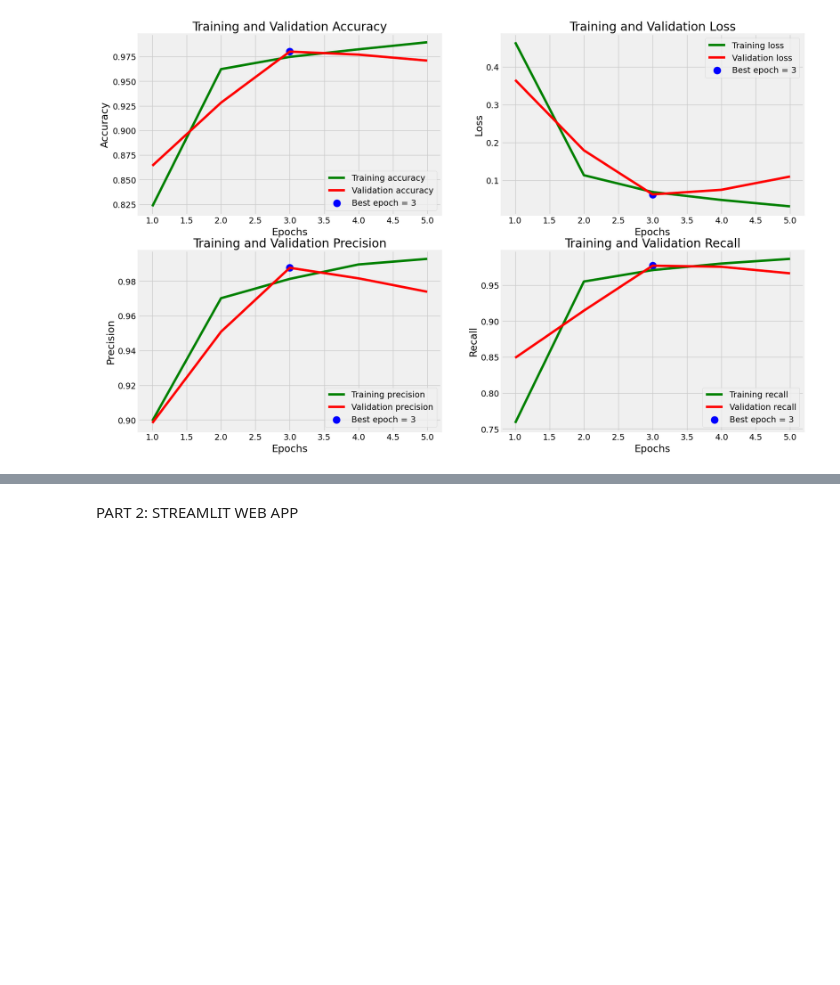
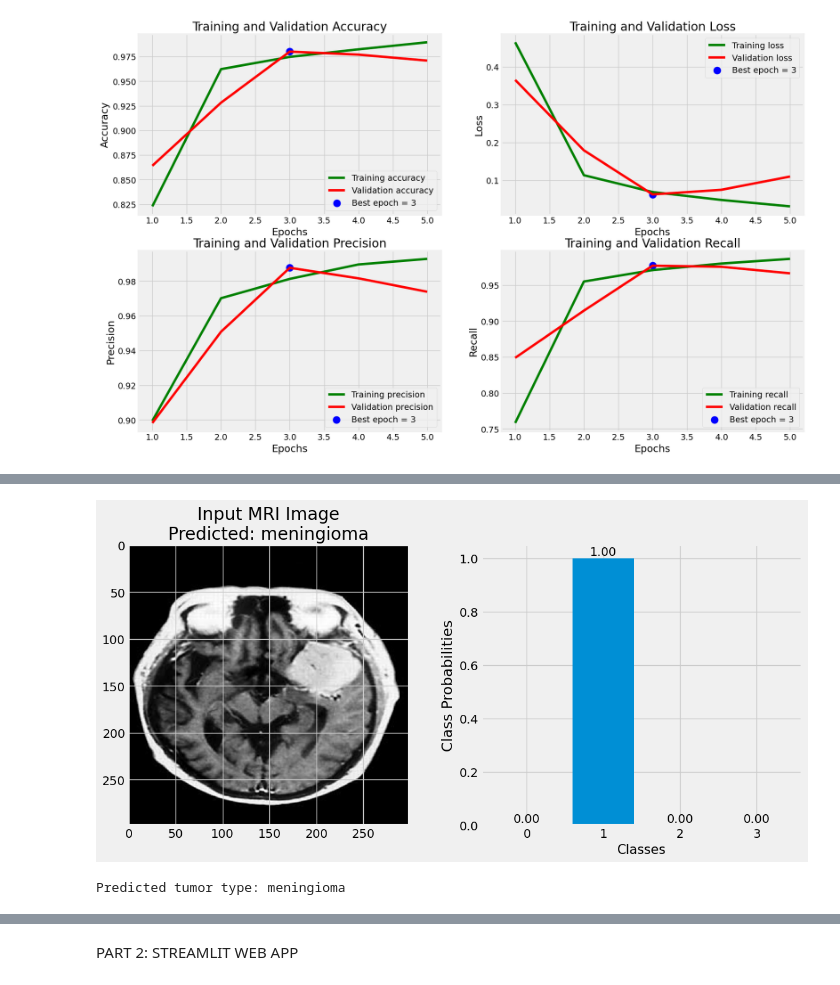
Before and after one commit to Jadalriyabi/Brain-Tumor-Classification-with-Neural-Networks, a Jupyter notebook: BrainTumorMLProject.ipynb, the cells around one changed output, grey strips where cells are left out. Cells and saved outputs as stored; diff of their text form; code cells hidden in the pictures; blank space fills up the shorter version.

```diff
--- a/BrainTumorMLProject.ipynb
+++ b/BrainTumorMLProject.ipynb
@@ -355,2 +379,3 @@ predict('/content/Testing/notumor/Te-meTr_0000.jpg')
 # %%
-predict('/content/Testing/meningioma/Te-meTr_0005.jpg')
+predict('Testing/meningioma/Te-meTr_0005.jpg')
+# %% [output]
@@ -357 +383,3 @@ predict('/content/Testing/meningioma/Te-meTr_0005.jpg')
+[figure, added]
+Predicted tumor type: meningioma
 # %%
```
Also changed, not shown: parts of 17 cells of this notebook, 5 other files.
